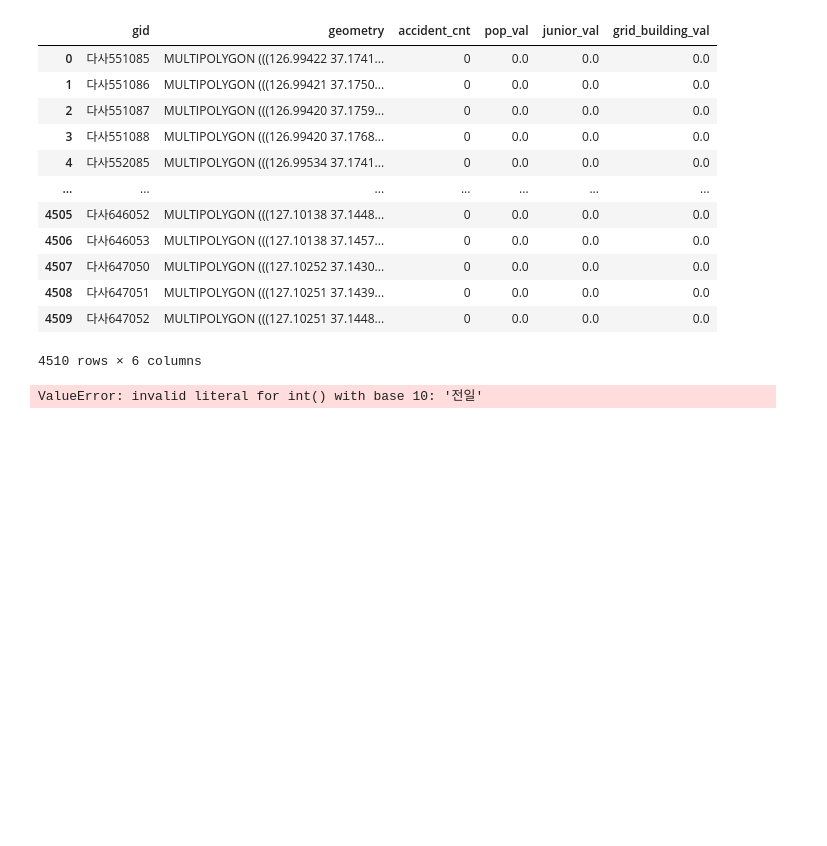
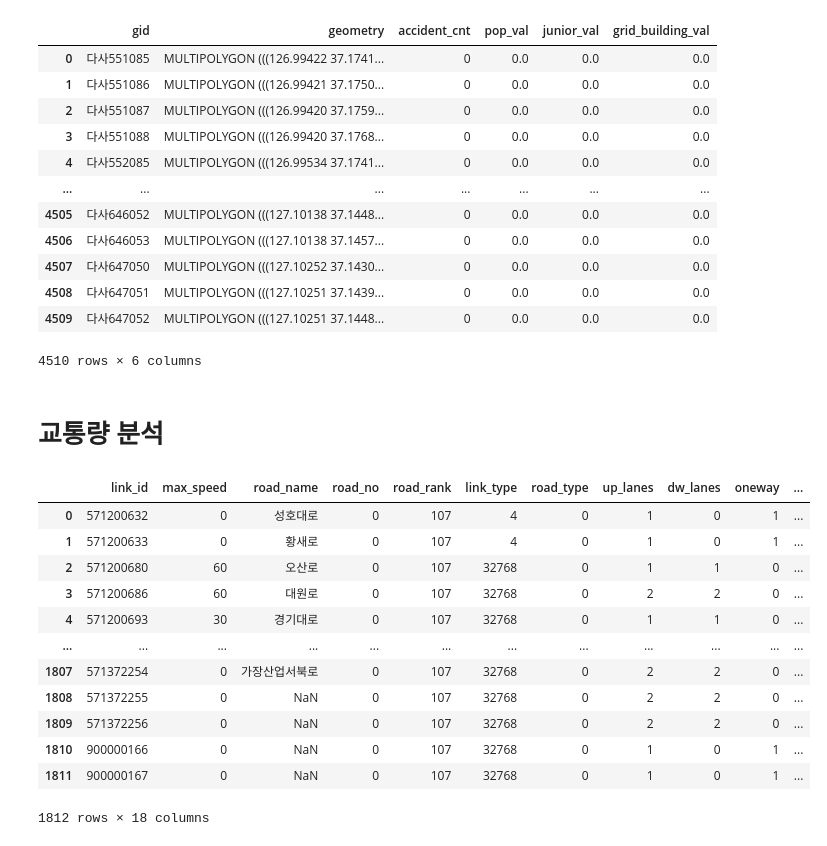
Before and after one commit to syjung98/OSAN_Predict_Accident, a Jupyter notebook: Osan_data_preprocessing.ipynb, the cells around one changed output. Drawn from its saved outputs; the diff is of its cells as text; code cells hidden in the pictures; blank space fills up the shorter version.

Commit message:
Update Osan_data_preprocessing.ipynb
pydeck, road_info

```diff
--- a/Osan_data_preprocessing.ipynb
+++ b/Osan_data_preprocessing.ipynb
@@ -493,6 +494,7 @@ bus_stop
 road=road[road['road_rank'].isin(['103','105','106','107'])]
 road=road.drop('facil_name',axis=1)
 road=road.fillna('NaN')
+road=road.rename(columns={'geometry':'road_geometry'})
 road
 # %% [output]
 |  | link_id | max_speed | road_name | road_no | road_rank | link_type | road_type | up_lanes | dw_lanes | oneway | ... |
@@ -533,6 +519,8 @@ traffic=traffic.fillna('NaN')
 traffic.columns=['link_id','road_rank','link_length','road_name',
                'emd_name','time','all_traffic','car_traffic',
                 'bus_traffic','freight_car_traffic']
+#traffic의 time column에서 dtype이 통일이 되어 있지 않아 str로 통일함-SY
+traffic['time']=traffic['time'].apply(str)
 traffic
 # %% [output]
 |  | link_id | road_rank | link_length | road_name | emd_name | time | all_traffic | car_traffic | bus_traffic | ... |
@@ -697,9 +685,32 @@ osan_grid_info
 | 4508 | 다사647051 | MULTIPOLYGON (((127.10251 37.1439... | 0 | 0.0 | 0.0 | 0.0 |
 | 4509 | 다사647052 | MULTIPOLYGON (((127.10251 37.1448... | 0 | 0.0 | 0.0 | 0.0 |
 4510 rows × 6 columns
-# %%
-traffic_1=traffic.copy()
-traffic_1['time'].apply(int)
-traffic_1['time'].value_counts()
-# %% [output]
-ValueError: invalid literal for int() with base 10: '전일'
+# %% [markdown]
+# 교통량 분석
+# %%
+# 14~20시에 해당하는 교통량과 상세도로망의 데이터 merge
+traffic_1420=traffic[traffic['time'].isin(['14','15','16','17,''18','19'])]
+traffic_road = []
+for i in road['link_id']:
+    traffic_road.append([i,sum(traffic_1420[traffic_1420['link_id'].apply(str).str.contains(i)]['all_traffic']),
+                         sum(traffic_1420[traffic_1420['link_id'].apply(str).str.contains(i)]['freight_car_traffic'])])
+
+traffic_road=pd.DataFrame(traffic_road)
+traffic_road.columns=['link_id','all_traffic','freight_car_traffic']
+#road_info에 모든 도로의 교통량,시간복잡도,빈도복잡도의 데이터를 merge한다
+road_info=pd.merge(road,traffic_road,on='link_id')
+road_info
+# %% [output]
+|  | link_id | max_speed | road_name | road_no | road_rank | link_type | road_type | up_lanes | dw_lanes | oneway | ... |
+| 0 | 571200632 | 0 | 성호대로 | 0 | 107 | 4 | 0 | 1 | 0 | 1 | ... |
+| 1 | 571200633 | 0 | 황새로 | 0 | 107 | 4 | 0 | 1 | 0 | 1 | ... |
+| 2 | 571200680 | 60 | 오산로 | 0 | 107 | 32768 | 0 | 1 | 1 | 0 | ... |
+| 3 | 571200686 | 60 | 대원로 | 0 | 107 | 32768 | 0 | 2 | 2 | 0 | ... |
+| 4 | 571200693 | 30 | 경기대로 | 0 | 107 | 32768 | 0 | 1 | 1 | 0 | ... |
+| ... | ... | ... | ... | ... | ... | ... | ... | ... | ... | ... | ... |
+| 1807 | 571372254 | 0 | 가장산업서북로 | 0 | 107 | 32768 | 0 | 2 | 2 | 0 | ... |
+| 1808 | 571372255 | 0 | NaN | 0 | 107 | 32768 | 0 | 2 | 2 | 0 | ... |
+| 1809 | 571372256 | 0 | NaN | 0 | 107 | 32768 | 0 | 2 | 2 | 0 | ... |
+| 1810 | 900000166 | 0 | NaN | 0 | 107 | 32768 | 0 | 1 | 0 | 1 | ... |
+| 1811 | 900000167 | 0 | NaN | 0 | 107 | 32768 | 0 | 1 | 0 | 1 | ... |
+1812 rows × 18 columns
```
Also changed, not shown: parts of 9 cells of this notebook.
